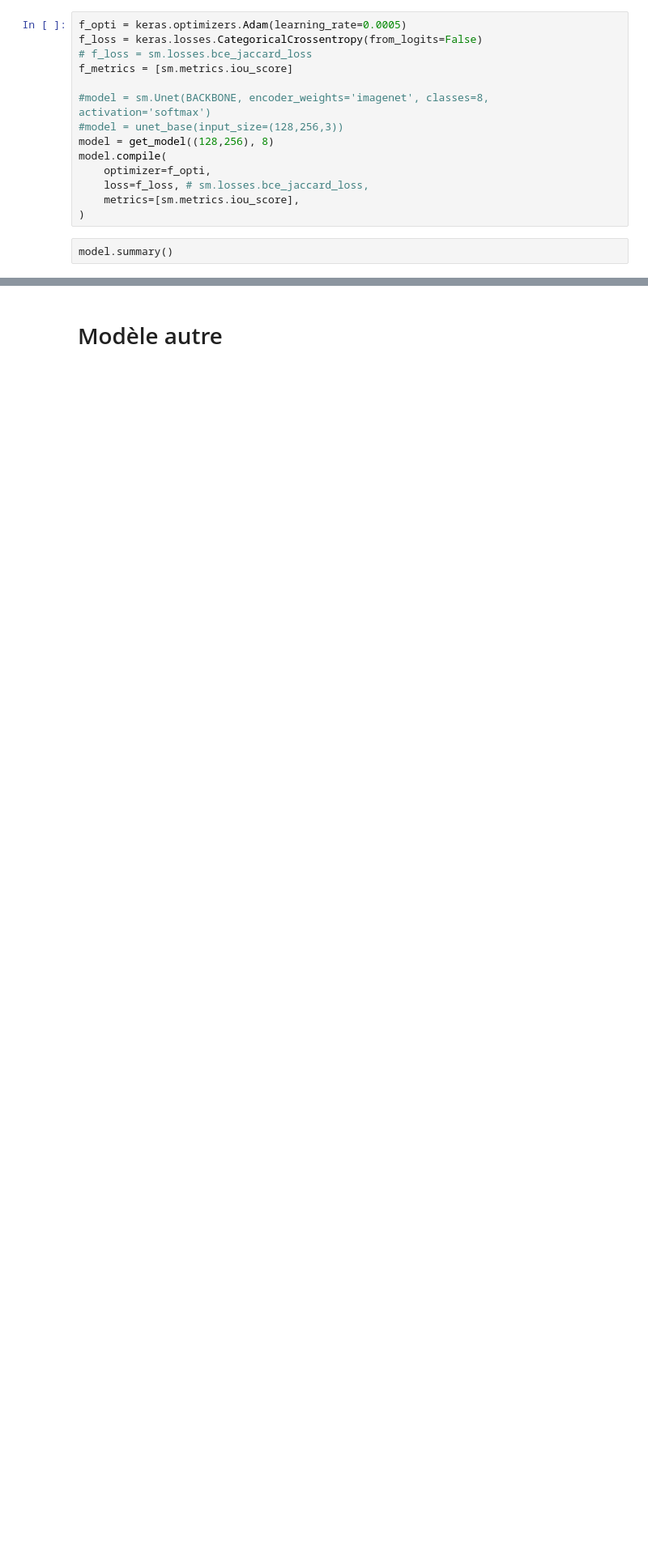
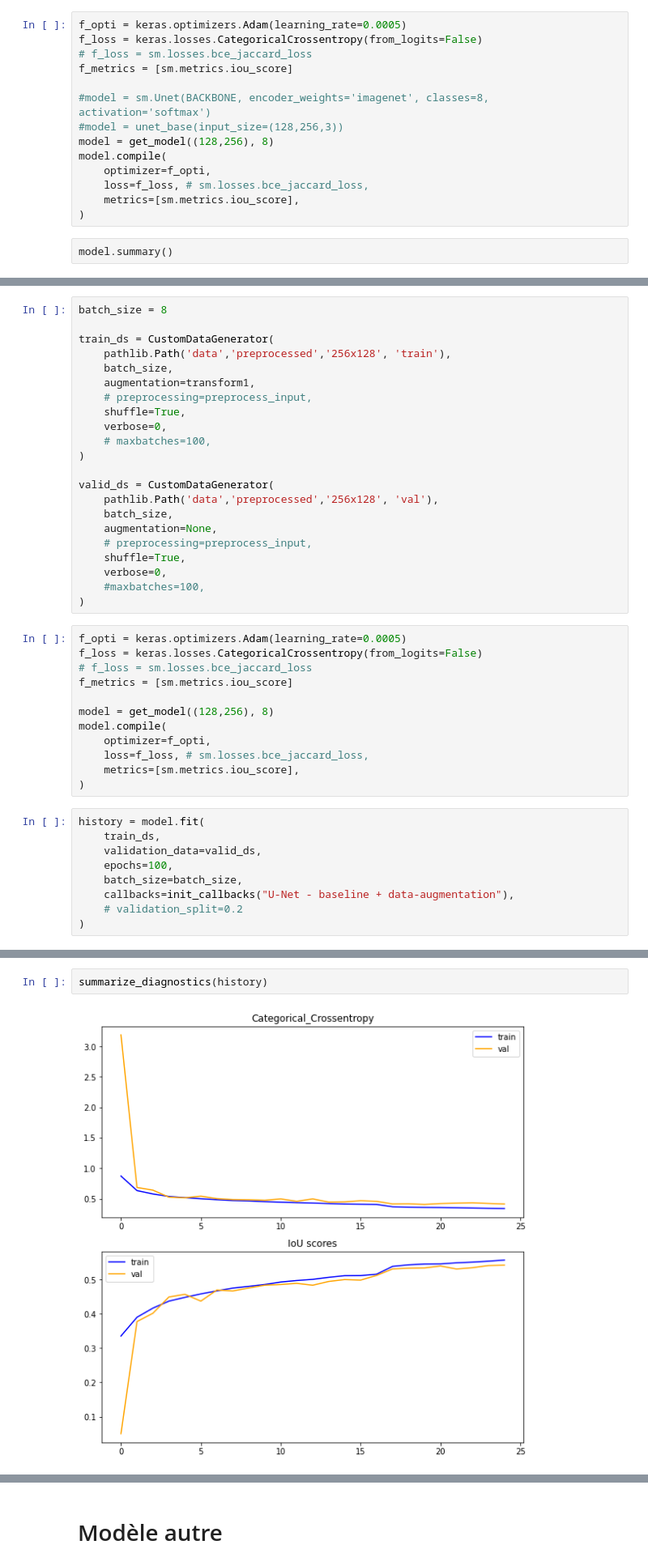
Before and after one commit to Valkea/OC_AI_08, a Jupyter notebook: 03_Spot_checking_models.ipynb, the cells around one changed output, grey strips where cells are left out. Shown at 81% size. Drawn from its saved outputs; the diff is of its cells as text; blank space fills up the shorter version.

```diff
--- a/03_Spot_checking_models.ipynb
+++ b/03_Spot_checking_models.ipynb
@@ -297,0 +321,43 @@ summarize_diagnostics(history)
+# %%
+batch_size = 8
+
+train_ds = CustomDataGenerator(
+    pathlib.Path('data','preprocessed','256x128', 'train'),
+    batch_size,
+    augmentation=transform1,
+    # preprocessing=preprocess_input,
+    shuffle=True,
+    verbose=0,
+    # maxbatches=100,
+)
+
+valid_ds = CustomDataGenerator(
+    pathlib.Path('data','preprocessed','256x128', 'val'),
+    batch_size,
+    augmentation=None,
+    # preprocessing=preprocess_input,
+    shuffle=True,
+    verbose=0,
+    #maxbatches=100,
+)
+# %%
+f_opti = keras.optimizers.Adam(learning_rate=0.0005)
+f_loss = keras.losses.CategoricalCrossentropy(from_logits=False)
+# f_loss = sm.losses.bce_jaccard_loss
+f_metrics = [sm.metrics.iou_score]
+
+model = get_model((128,256), 8)
+model.compile(
+    optimizer=f_opti,
+    loss=f_loss, # sm.losses.bce_jaccard_loss,
+    metrics=[sm.metrics.iou_score],
+)
+# %%
+history = model.fit(
+    train_ds,
+    validation_data=valid_ds,
+    epochs=100,
+    batch_size=batch_size,
+    callbacks=init_callbacks("U-Net - baseline + data-augmentation"),
+    # validation_split=0.2
+)
@@ -297,0 +382,4 @@ summarize_diagnostics(history)
+# %%
+summarize_diagnostics(history)
+# %% [output]
+[figure, added]
```
Also changed, not shown: parts of 15 cells of this notebook.
